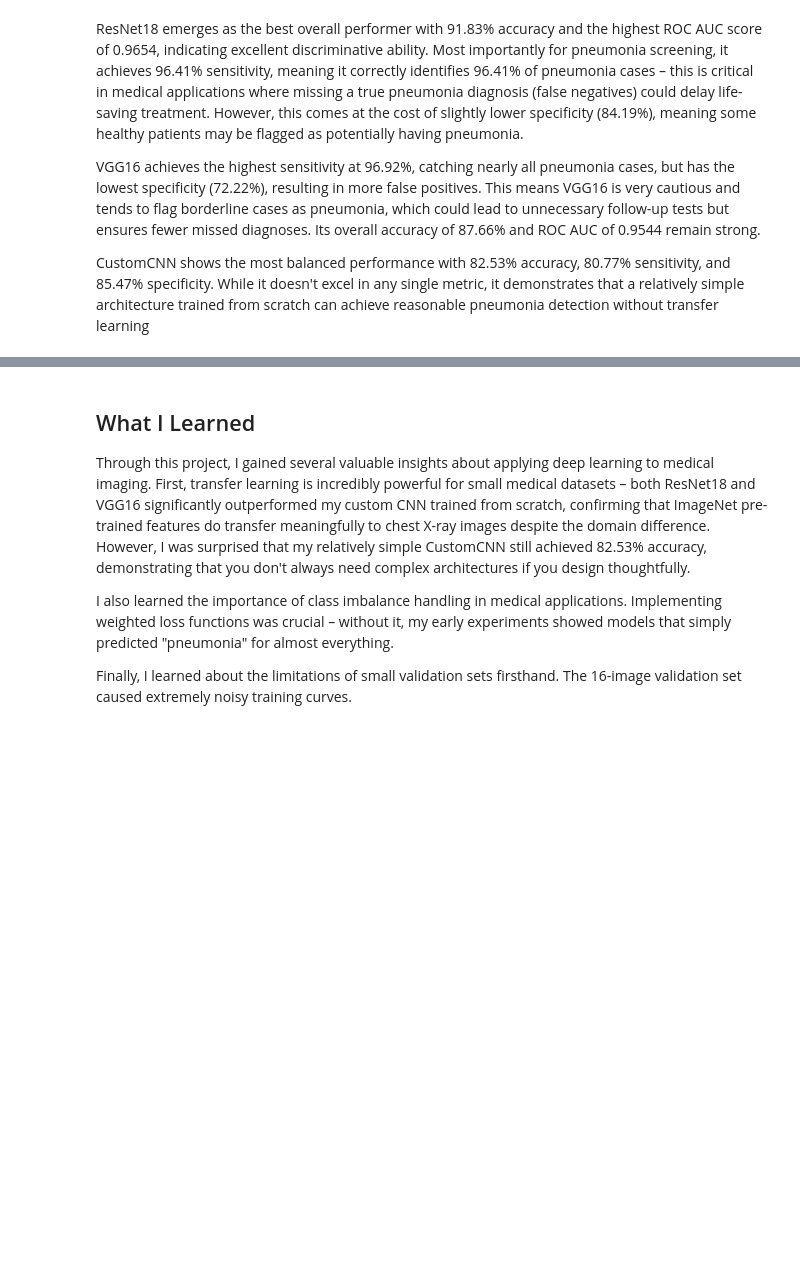
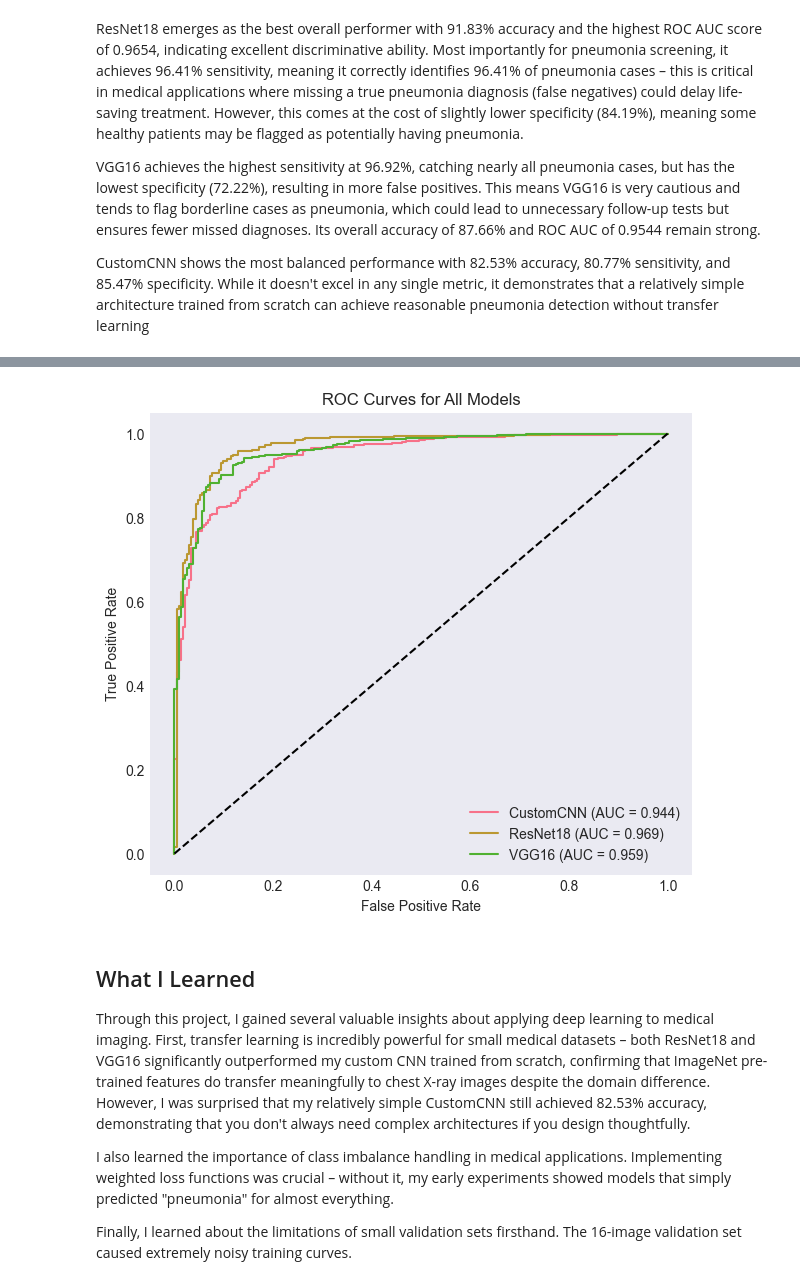
Before and after one commit to ligenchang/CU_Boulder_CSCA_5642_Final_Project, a Jupyter notebook: main.ipynb, the cells around one changed output, grey strips where cells are left out. Cells and saved outputs as stored; diff of their text form; code cells hidden in the pictures; blank space fills up the shorter version.

```diff
--- a/main8.ipynb
+++ b/main.ipynb
@@ -962,3 +1185,21 @@ EVALUATING ALL MODELS ON TEST SET
+# %%
+plt.figure(figsize=(7, 6))
+
+for model_name, res in evaluation_results.items():
+    fpr = res["fpr"]
+    tpr = res["tpr"]
+    roc_auc = res["roc_auc"]
+    plt.plot(fpr, tpr, label=f"{model_name} (AUC = {roc_auc:.3f})")
+
+plt.plot([0, 1], [0, 1], 'k--')  # diagonal line
+plt.xlabel("False Positive Rate")
+plt.ylabel("True Positive Rate")
+plt.title("ROC Curves for All Models")
+plt.legend()
+plt.grid()
+plt.show()
+# %% [output]
+[figure, added]
 # %% [markdown]
 ## What I Learned
 
```
Also changed, not shown: parts of 23 cells of this notebook.
